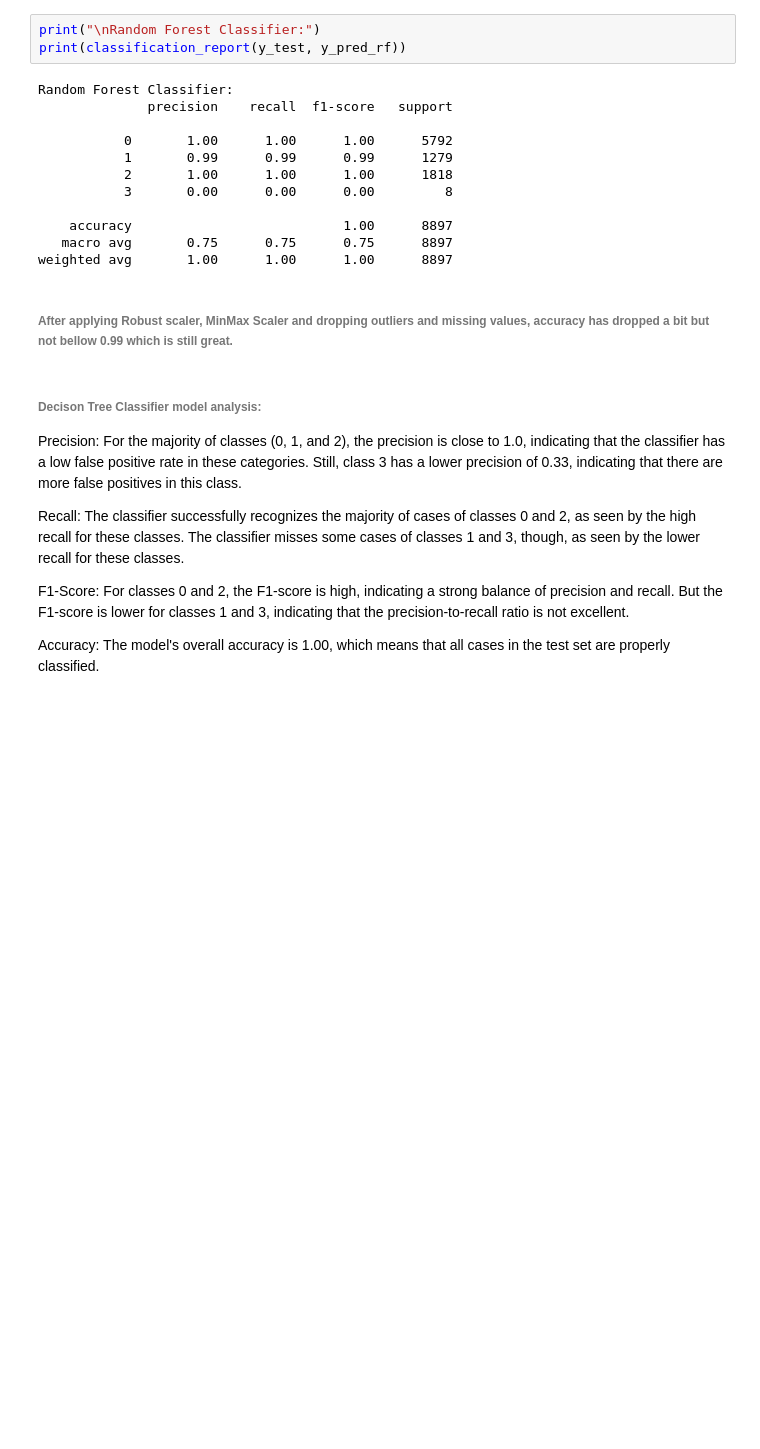
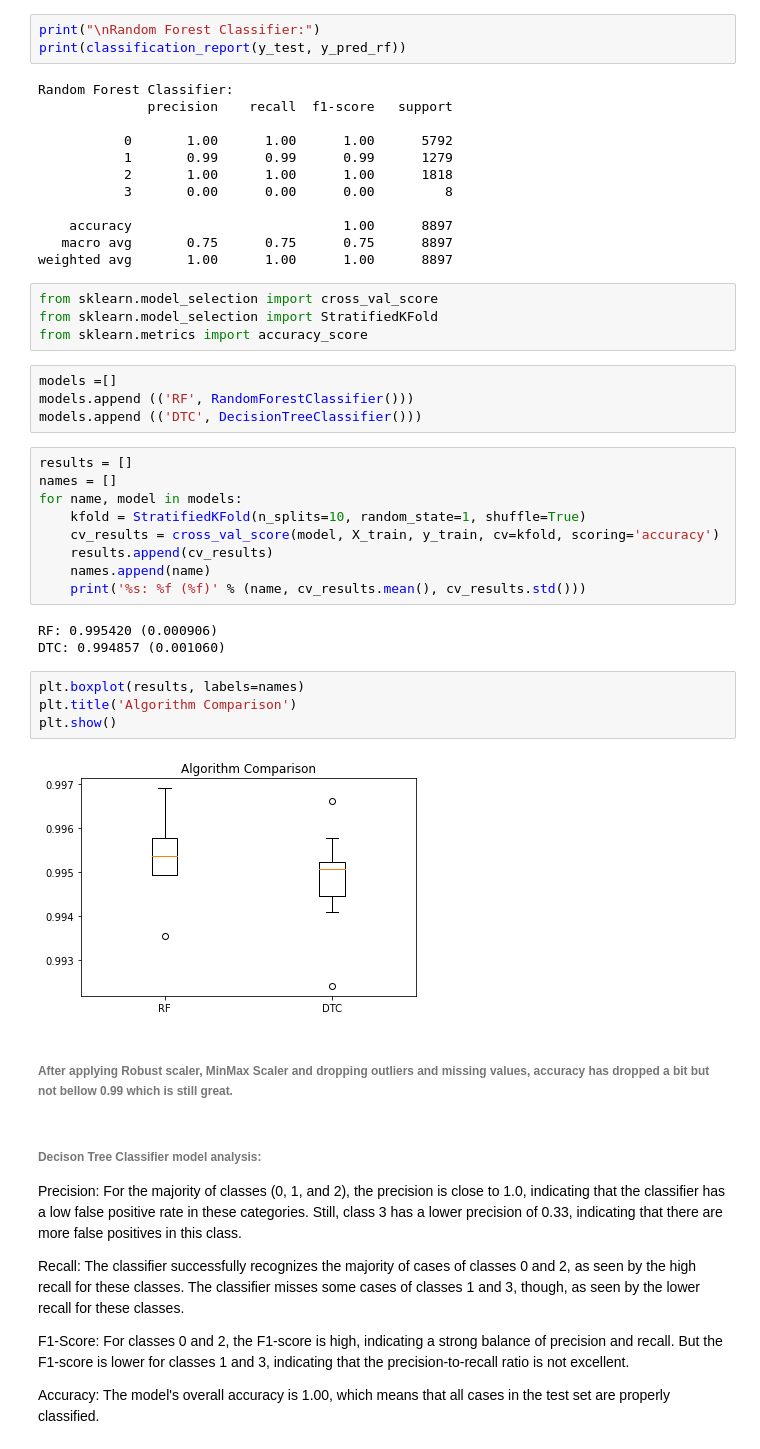
Before and after one commit to ThBrasilDaCosta/ML-Firewall-Inc-Traffic, a Jupyter notebook: ThiagoCosta_ML_CA1.ipynb, the cells around one changed output. Cells and saved outputs as stored; diff of their text form; blank space fills up the shorter version.

Commit message:
Applied a score cross Validation on both models after getting a classification report of each model.

```diff
--- a/ThiagoCosta_ML_CA1.ipynb
+++ b/ThiagoCosta_ML_CA1.ipynb
@@ -598,6 +598,32 @@ Random Forest Classifier:
     accuracy                           1.00      8897
    macro avg       0.75      0.75      0.75      8897
 weighted avg       1.00      1.00      1.00      8897
+# %%
+from sklearn.model_selection import cross_val_score
+from sklearn.model_selection import StratifiedKFold
+from sklearn.metrics import accuracy_score
+# %%
+models =[]
+models.append (('RF', RandomForestClassifier()))
+models.append (('DTC', DecisionTreeClassifier()))
+# %%
+results = []
+names = []
+for name, model in models:
+	kfold = StratifiedKFold(n_splits=10, random_state=1, shuffle=True)
+	cv_results = cross_val_score(model, X_train, y_train, cv=kfold, scoring='accuracy')
+	results.append(cv_results)
+	names.append(name)
+	print('%s: %f (%f)' % (name, cv_results.mean(), cv_results.std()))
+# %% [output]
+RF: 0.995420 (0.000906)
+DTC: 0.994857 (0.001060)
+# %%
+plt.boxplot(results, labels=names)
+plt.title('Algorithm Comparison')
+plt.show()
+# %% [output]
+[figure, added]
 # %% [markdown]
 ###### After applying Robust scaler, MinMax Scaler and dropping outliers and missing values, accuracy has dropped a bit but not  bellow 0.99 which is still great.
 # %% [markdown]
```
Also changed, not shown: parts of 11 cells of this notebook.
